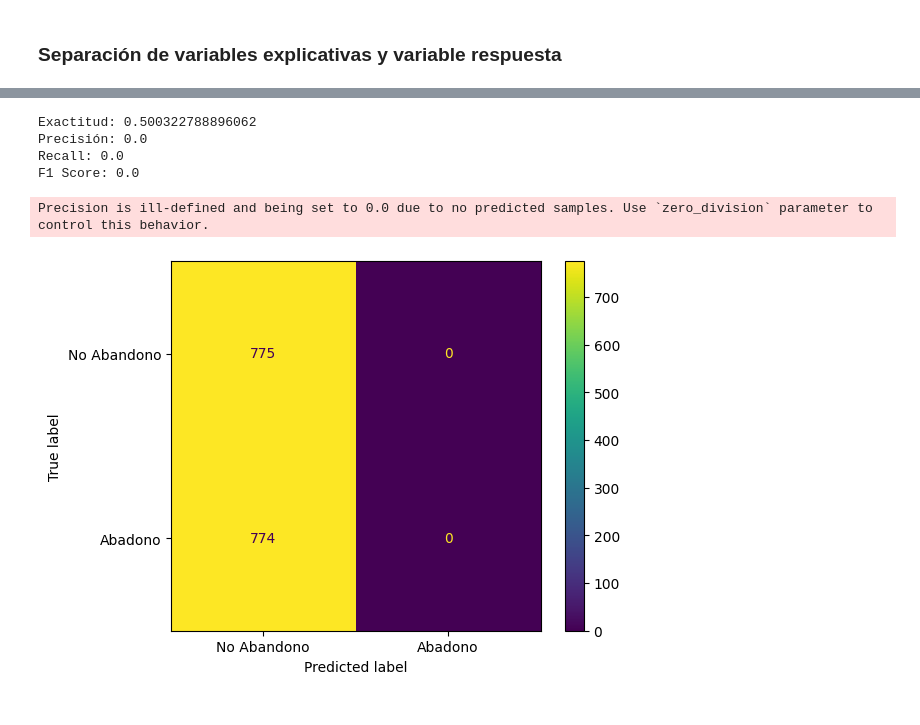
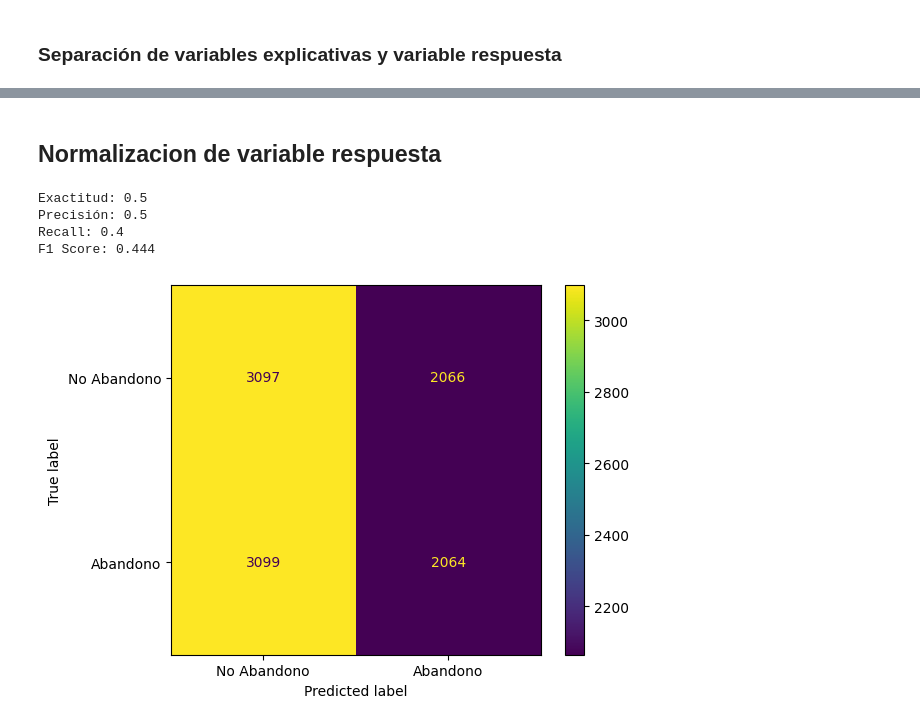
Before and after one commit to ErikGzz03TEC/Challenge_Telecom_X_parte_2, a Jupyter notebook: Challenge_TelecomX_2.ipynb, the cells around one changed output, grey strips where cells are left out. Drawn from its saved outputs; the diff is of its cells as text; code cells hidden in the pictures.

```diff
--- a/Challenge_TelecomX_2.ipynb
+++ b/Challenge_TelecomX_2.ipynb
@@ -369 +418,3 @@ X_train, X_temp, y_train, y_temp = train_test_split(X, y, test_size=0.30, strati
 X_val, X_test, y_val, y_test = train_test_split(X_temp, y_temp, test_size=0.50, stratify=y_temp, random_state=5)
+# %% [markdown]
+## Normalizacion de variable respuesta
@@ -379,33 +433,22 @@ from sklearn.model_selection import StratifiedKFold, cross_validate
 # %%
-def evaluacion_modelos(y_test,y_pred):
-    print(f'Exactitud: {accuracy_score(y_test, y_pred)}')
-    print(f'Precisión: {precision_score(y_test, y_pred)}')
-    print(f'Recall: {recall_score(y_test,y_pred)}')
-    print(f'F1 Score: {f1_score(y_test,y_pred)}')
-    matriz_confusion_modelo = confusion_matrix(y_test,y_pred)
-    visualizacion_matriz_confusion = ConfusionMatrixDisplay(matriz_confusion_modelo, display_labels=['No Abandono', 'Abadono'])
+def evaluacion_modelos(y_real, y_pred):
+    print(f'Exactitud: {round(accuracy_score(y_real, y_pred), 3)}')
+    print(f'Precisión: {round(precision_score(y_real, y_pred, zero_division=0), 3)}')
+    print(f'Recall: {round(recall_score(y_real, y_pred, zero_division=0), 3)}')
+    print(f'F1 Score: {round(f1_score(y_real, y_pred, zero_division=0), 3)}')
+    matriz_confusion_modelo = confusion_matrix(y_real, y_pred)
+    visualizacion_matriz_confusion = ConfusionMatrixDisplay(matriz_confusion_modelo, display_labels=['No Abandono', 'Abandono'])
     visualizacion_matriz_confusion.plot();
 # %%
 modelo_dummy = DummyClassifier()
-
-columnas_cat = list(X_normalizada.select_dtypes(include='object').columns)
-
-preprocesador = ColumnTransformer(['cat', OneHotEncoder(drop= 'if_binary'), columnas_cat])
-
-pipiline_dummy = imbpipline([
-    ('preprocesador', preprocesador),
-    ('smote', SMOTE(random_state= 42)),
-    ('dummy', modelo_dummy(random_state=42))
-
-])
-skf = StratifiedKFold(n_splits=5, shuffle= True, random_state= 5)
-cv_resultados_dummy = cross_validate(pipiline_dummy,X,y,cv = skf)
+skf = StratifiedKFold(n_splits=5, shuffle=True, random_state=5)
+y_predict_cv_dummy = cross_val_predict(modelo_dummy, X_train_balanceada, y_train_balanceada, cv = skf)
+evaluacion_modelos(y_train_balanceada,y_predict_cv_dummy)
 # %% [output]
-Exactitud: 0.500322788896062
-Precisión: 0.0
-Recall: 0.0
-F1 Score: 0.0
+Exactitud: 0.5
+Precisión: 0.5
+Recall: 0.4
+F1 Score: 0.444
-Precision is ill-defined and being set to 0.0 due to no predicted samples. Use `zero_division` parameter to control this behavior.
-[figure, old version]
+[figure, new version]
 # %%
 modelo_arbol = DecisionTreeClassifier(random_state= 5)
```
Also changed, not shown: parts of 41 cells of this notebook.
